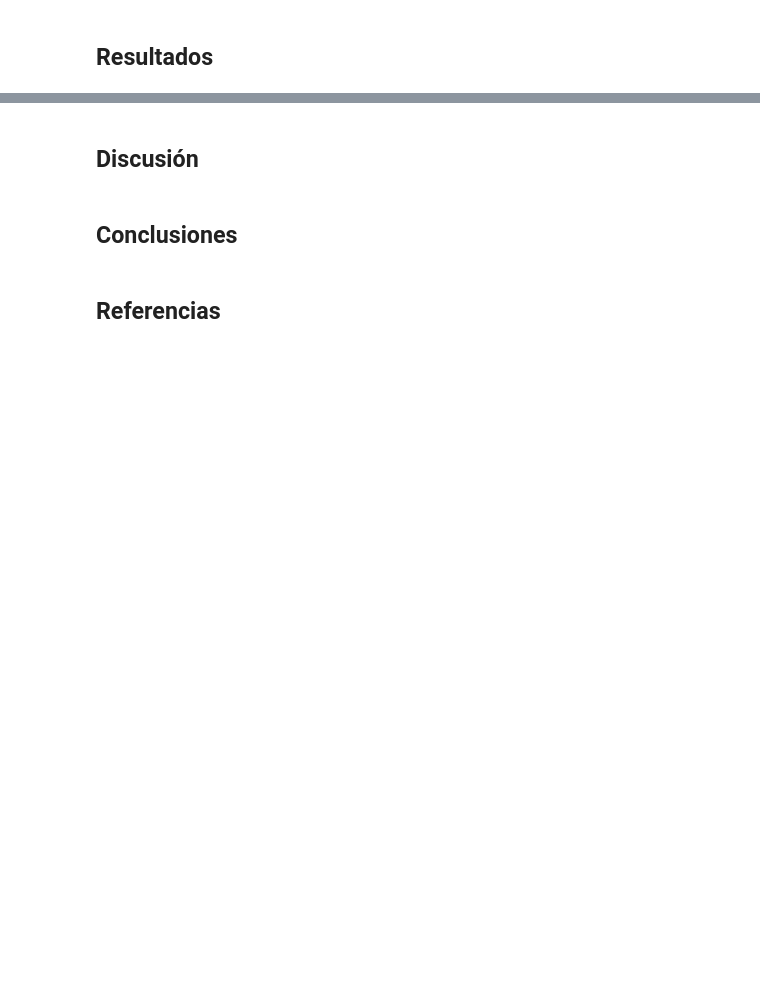
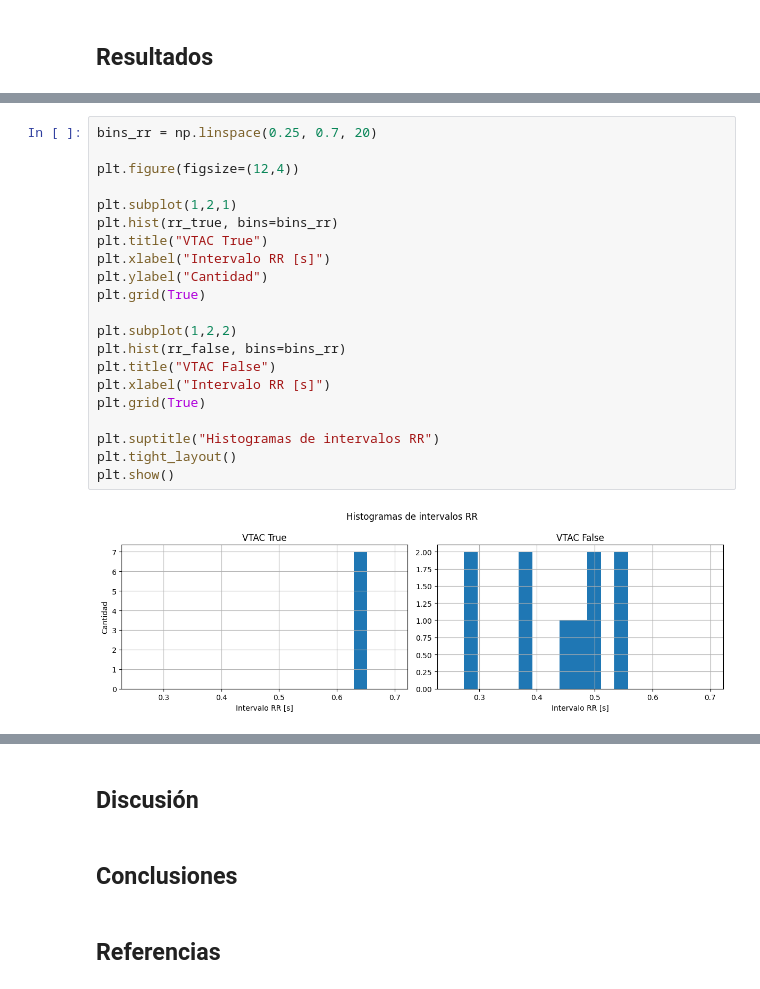
Before and after one commit to aguspaolini/aps-Paolini-Rosso, a Jupyter notebook: Trabajo Final.ipynb, the cells around one changed output, grey strips where cells are left out. Saved outputs shown, nothing was run; the diff lists cells and outputs as text; blank space fills up the shorter version.

```diff
--- a/Trabajo Final.ipynb
+++ b/Trabajo Final.ipynb
@@ -133,0 +248,23 @@ rr_false, fc_false = analizar_y_graficar(ecg_false, fs, "VT falsa")
+# %%
+bins_rr = np.linspace(0.25, 0.7, 20)
+
+plt.figure(figsize=(12,4))
+
+plt.subplot(1,2,1)
+plt.hist(rr_true, bins=bins_rr)
+plt.title("VTAC True")
+plt.xlabel("Intervalo RR [s]")
+plt.ylabel("Cantidad")
+plt.grid(True)
+
+plt.subplot(1,2,2)
+plt.hist(rr_false, bins=bins_rr)
+plt.title("VTAC False")
+plt.xlabel("Intervalo RR [s]")
+plt.grid(True)
+
+plt.suptitle("Histogramas de intervalos RR")
+plt.tight_layout()
+plt.show()
+# %% [output]
+[figure, added]
```
Also changed, not shown: parts of 15 cells of this notebook, 1 other file.
